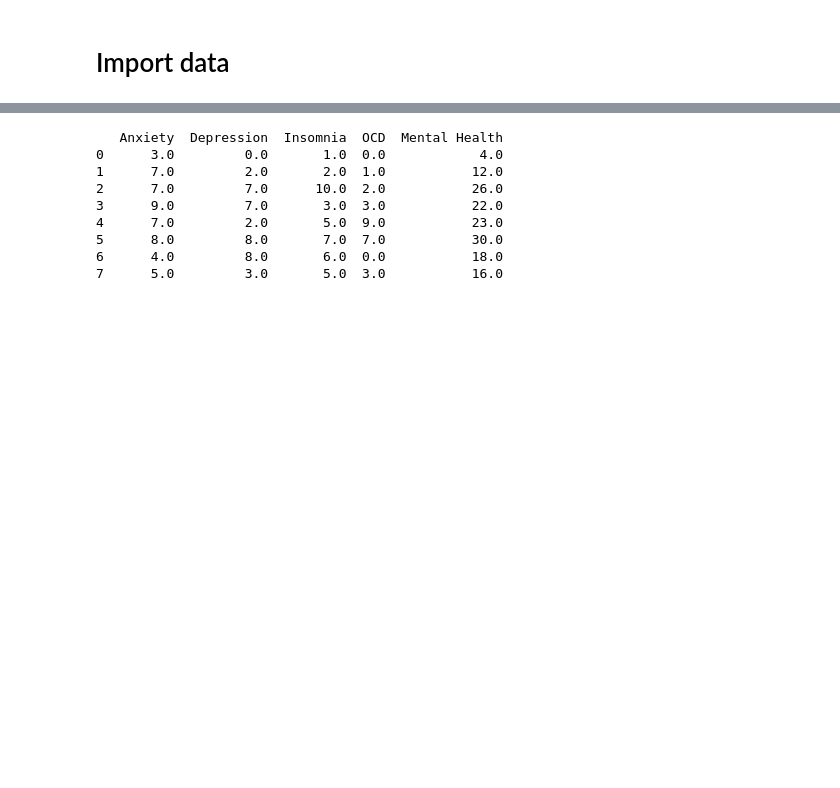
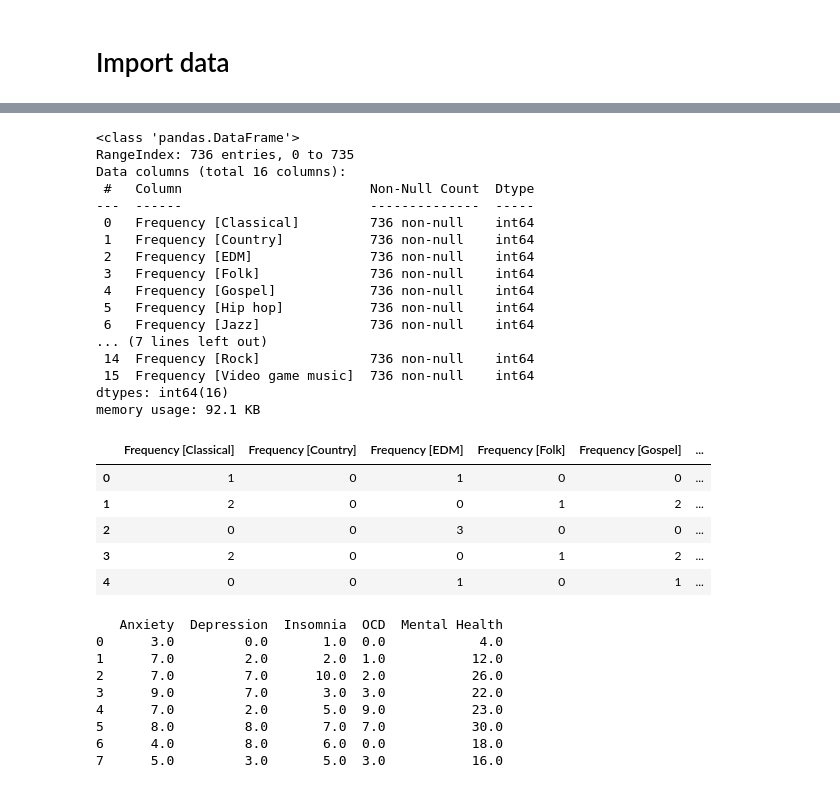
Before and after one commit to lrondal/I-am-hungry, a Jupyter notebook: project_dataVis_Letort_Rondal.ipynb, the cells around one changed output, grey strips where cells are left out. Saved outputs shown, nothing was run; the diff lists cells and outputs as text; code cells hidden in the pictures; blank space fills up the shorter version.

```diff
--- a/project_dataVis_Letort_Rondal.ipynb
+++ b/project_dataVis_Letort_Rondal.ipynb
@@ -44,3 +54,46 @@ None
+# %%
+# Changer les fréquences d'écoutes en int
+mapping = {
+    'Never': 0,
+    'Rarely': 1,
+    'Sometimes': 2,
+    'Very frequently': 3
+}
+columns = ['Frequency [Classical]',
+       'Frequency [Country]', 'Frequency [EDM]', 'Frequency [Folk]',
+       'Frequency [Gospel]', 'Frequency [Hip hop]', 'Frequency [Jazz]',
+       'Frequency [K pop]', 'Frequency [Latin]', 'Frequency [Lofi]',
+       'Frequency [Metal]', 'Frequency [Pop]', 'Frequency [R&B]',
+       'Frequency [Rap]', 'Frequency [Rock]', 'Frequency [Video game music]']
+
+for column in columns:
+    df[column] = df[column].map(mapping)
+df[columns].info()
+df[columns].head()
+# %% [output]
+<class 'pandas.DataFrame'>
+RangeIndex: 736 entries, 0 to 735
+Data columns (total 16 columns):
+ #   Column                        Non-Null Count  Dtype
+---  ------                        --------------  -----
+ 0   Frequency [Classical]         736 non-null    int64
+ 1   Frequency [Country]           736 non-null    int64
+ 2   Frequency [EDM]               736 non-null    int64
+ 3   Frequency [Folk]              736 non-null    int64
+ 4   Frequency [Gospel]            736 non-null    int64
+ 5   Frequency [Hip hop]           736 non-null    int64
+ 6   Frequency [Jazz]              736 non-null    int64
+... (7 lines left out)
+ 14  Frequency [Rock]              736 non-null    int64
+ 15  Frequency [Video game music]  736 non-null    int64
+dtypes: int64(16)
+memory usage: 92.1 KB
+|  | Frequency [Classical] | Frequency [Country] | Frequency [EDM] | Frequency [Folk] | Frequency [Gospel] | ... |
+| 0 | 1 | 0 | 1 | 0 | 0 | ... |
+| 1 | 2 | 0 | 0 | 1 | 2 | ... |
+| 2 | 0 | 0 | 3 | 0 | 0 | ... |
+| 3 | 2 | 0 | 0 | 1 | 2 | ... |
+| 4 | 0 | 0 | 1 | 0 | 1 | ... |
 # %%
 # Création de la colonne Mental Health (somme des 4 scores)
 df['Mental Health'] = df['Anxiety'] + df['Depression'] + df['Insomnia'] + df['OCD']
```
Also changed, not shown: parts of 2 cells of this notebook.
